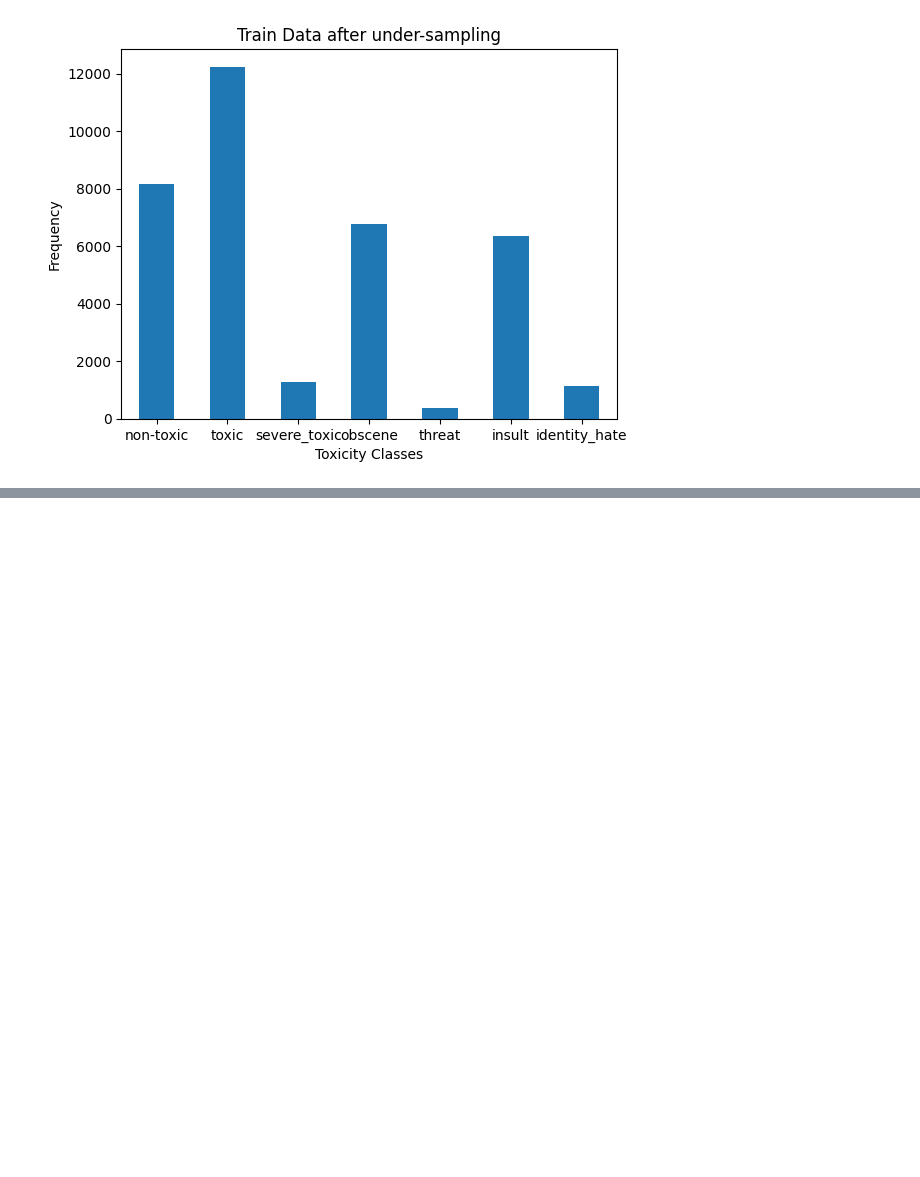
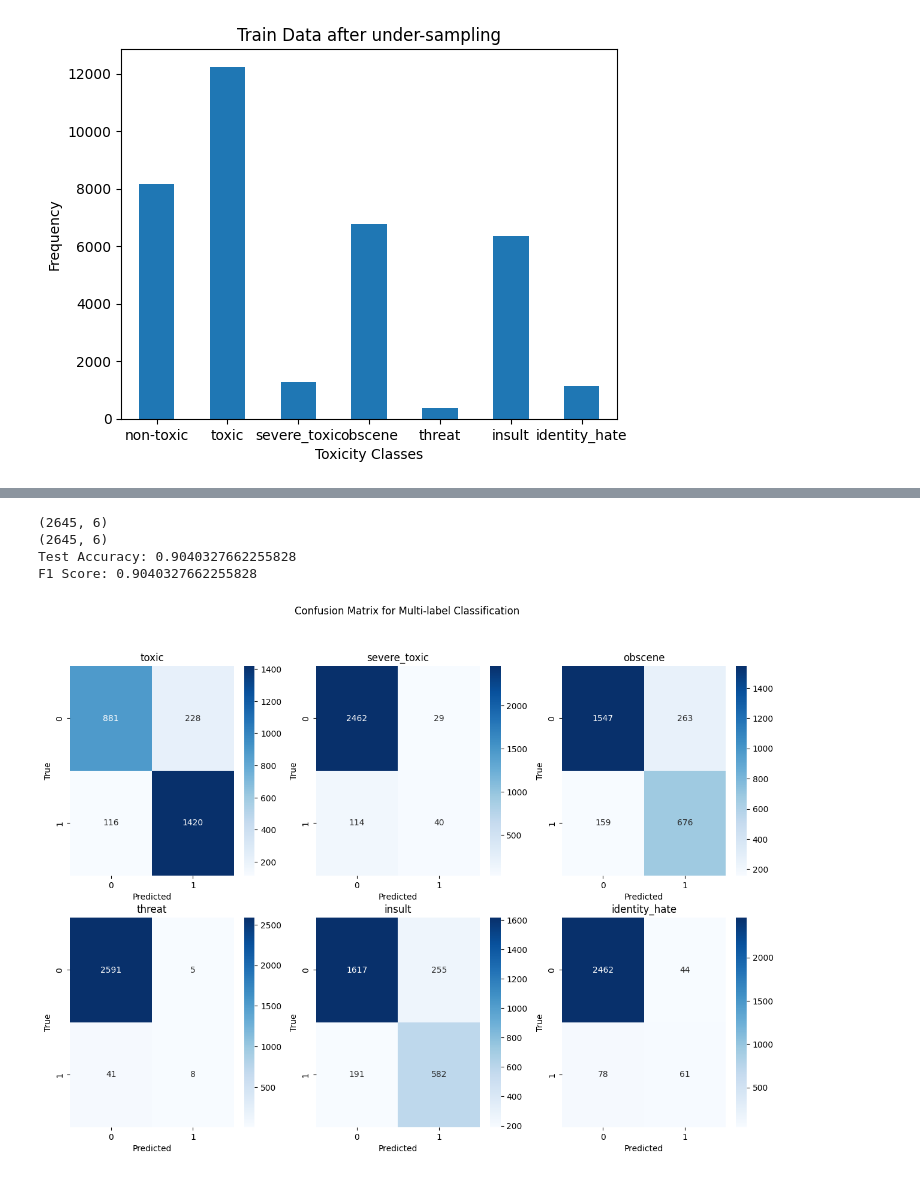
Before and after one commit to Hashmat02/ToxClassify-LSTM-and-Naive-Bayes-for-Toxicity-Detection, a Jupyter notebook: notebook2.ipynb, the cells around one changed output, grey strips where cells are left out. Saved outputs shown, nothing was run; the diff lists cells and outputs as text; code cells hidden in the pictures; blank space fills up the shorter version.

```diff
--- a/notebook2.ipynb
+++ b/notebook2.ipynb
@@ -163,0 +274,6 @@ data left  =  13000
+# %%
+
+# get predictions
+probs = model.predict(X_test)
+
+predictions = (probs > 0.5).astype(int)
@@ -163,0 +300,34 @@ data left  =  13000
+# %%
+from sklearn.metrics import accuracy_score, f1_score, multilabel_confusion_matrix,confusion_matrix
+import seaborn as sns
+
+y_test_arr = np.array(y_test)
+column_labels = list(df.columns[-6:])
+
+print(y_test_arr.shape)
+print(predictions.shape)
+# Get Test Accuracy, F1 Score, and Confusion Matrix
+test_accuracy = accuracy_score(y_test_arr.flatten(), predictions.flatten())
+f1 = f1_score(y_test_arr.flatten(), predictions.flatten(), average='micro')
+conf_matrix = multilabel_confusion_matrix(y_test_arr, predictions)
+
+print(f'Test Accuracy: {test_accuracy}')
+print(f'F1 Score: {f1}')
+
+# plot conf matrix for each label seperately
+fig, axes = plt.subplots(2, 3, figsize=(15, 10))
+
+for i, ax in enumerate(axes.flatten()):
+    sns.heatmap(conf_matrix[i], annot=True, fmt='d', cmap='Blues', ax=ax)
+    ax.set_xlabel('Predicted')
+    ax.set_ylabel('True')
+    ax.set_title(f'{column_labels[i]}')
+
+plt.suptitle('Confusion Matrix for Multi-label Classification')
+plt.show()
+# %% [output]
+(2645, 6)
+(2645, 6)
+Test Accuracy: 0.9040327662255828
+F1 Score: 0.9040327662255828
+[figure, added]
```
Also changed, not shown: parts of 16 cells of this notebook.
